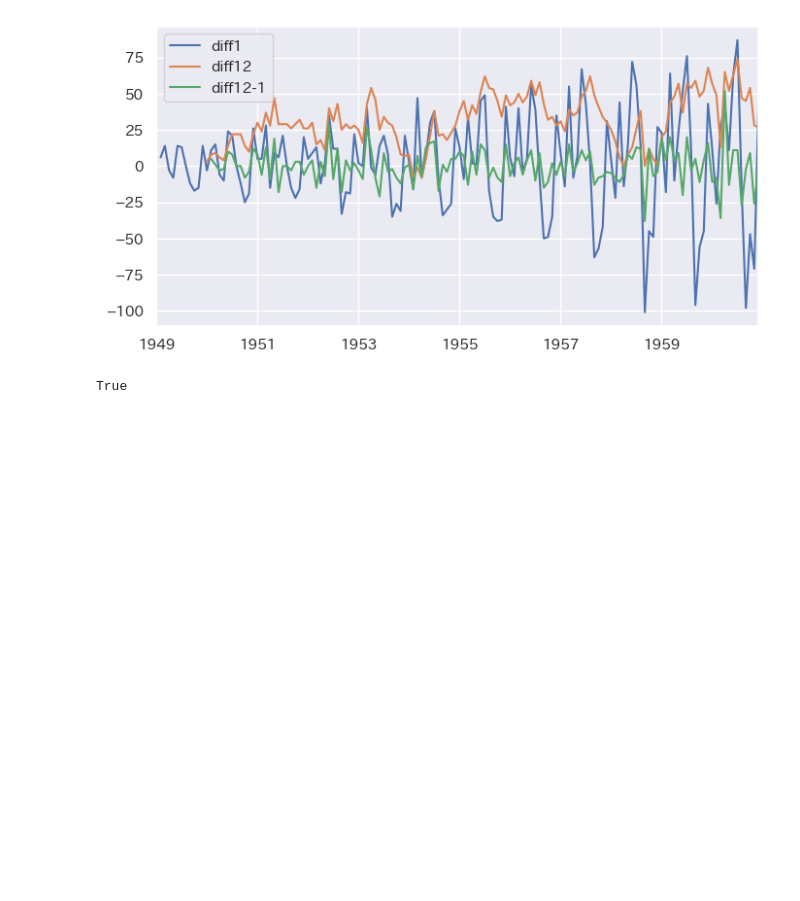
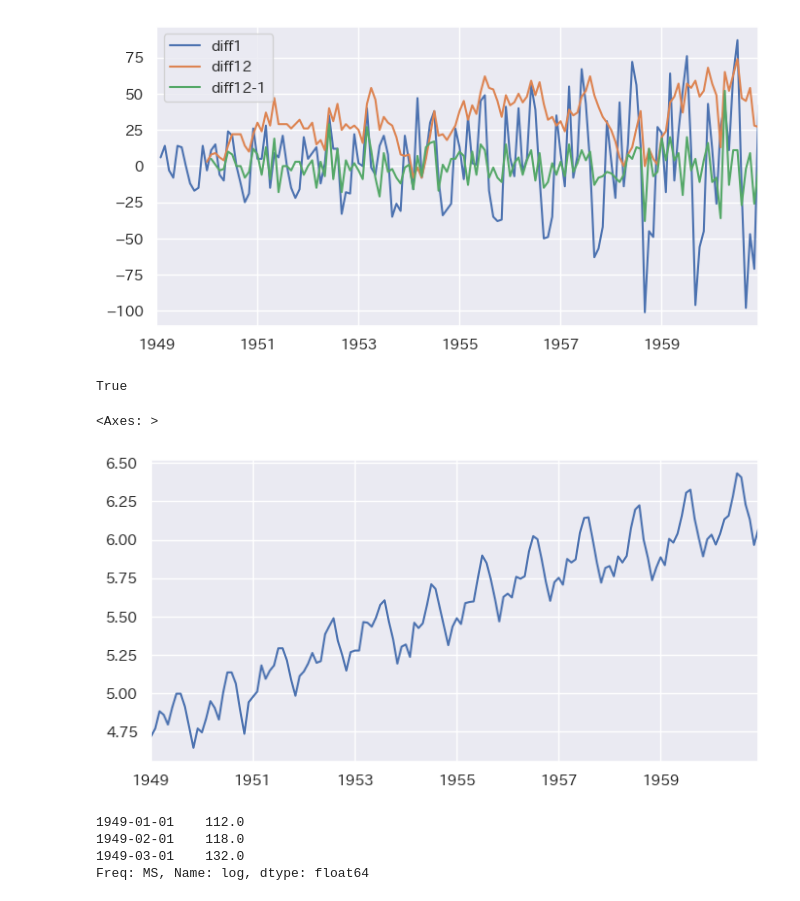
Before and after one commit to maton369/Python_Time_Series_Intro, a Jupyter notebook: 2-5-Pythonによる時系列分析の基本.ipynb, the cells around one changed output. Cells and saved outputs as stored; diff of their text form; code cells hidden in the pictures; blank space fills up the shorter version.

```diff
--- a/2-5-Pythonによる時系列分析の基本.ipynb
+++ b/2-5-Pythonによる時系列分析の基本.ipynb
@@ -242,3 +242,30 @@ all(
 )
 # %% [output]
 True
+# %%
+# データをコピー（元データを壊さないためにコピーを作成）
+air_passengers_log = air_passengers.copy()
+
+# 対数変換を行う
+# - 時系列データでは、分散が大きくなる（変動幅が年月とともに大きくなる）ことが多い
+# - 対数変換を使うと「変動の大きさを相対的に均一化」できる（分散安定化）
+# - 予測モデル（ARIMAなど）においてもよく使われる前処理
+air_passengers_log["log"] = air_passengers_log["value"].apply(np.log)
+
+# 対数変換後の系列を折れ線グラフで描画
+# 元の値と比較して「緩やかな右肩上がり」になることが確認できる
+air_passengers_log["log"].plot()
+# %% [output]
+<Axes: >
+[figure, added]
+# %%
+# 対数変換をもとに戻す（逆変換）
+# - np.exp は自然対数の逆関数（指数関数 e^x）
+# - これにより対数変換前の元のスケールに戻せる
+# - データの変換が正しく行われたか確認する際に使う
+air_passengers_log["log"].apply(np.exp).head(3)
+# %% [output]
+1949-01-01    112.0
+1949-02-01    118.0
+1949-03-01    132.0
+Freq: MS, Name: log, dtype: float64
```
